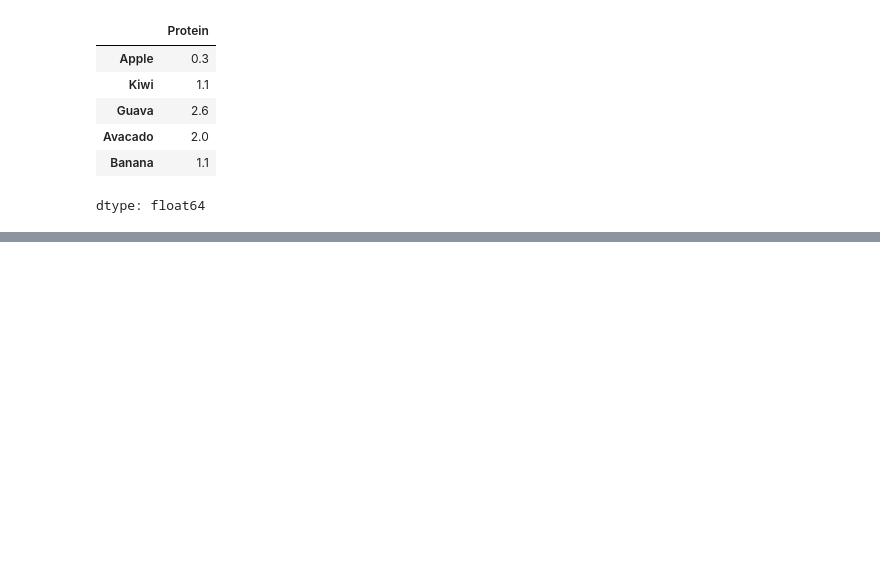
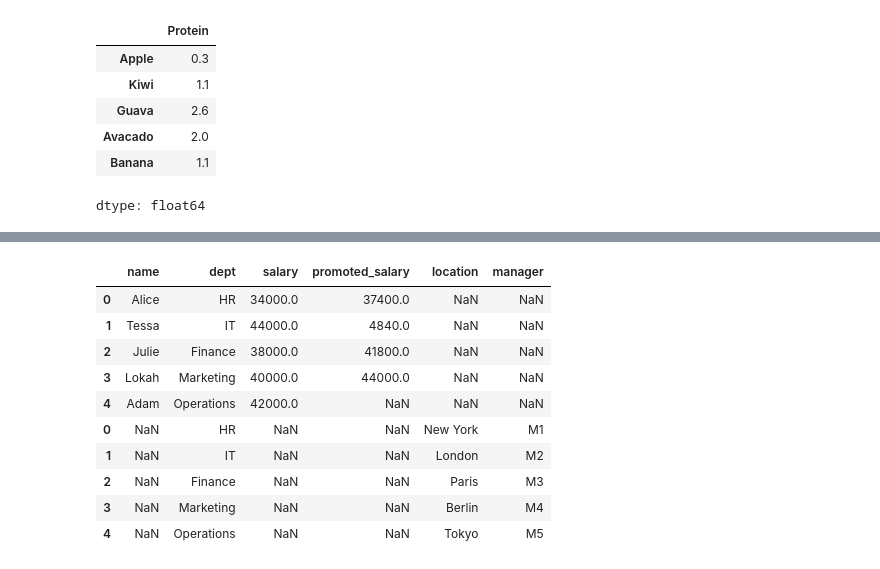
Before and after one commit to FazilMSD7/Data-Analytics, a Jupyter notebook: Pandas/Pandas.ipynb, the cells around one changed output, grey strips where cells are left out. Saved outputs shown, nothing was run; the diff lists cells and outputs as text; code cells hidden in the pictures; blank space fills up the shorter version.

```diff
--- a/Pandas/Pandas.ipynb
+++ b/Pandas/Pandas.ipynb
@@ -126,0 +547,8 @@ dtype: float64
+# %%
+# just changing values to perform duplicate op.   # here .index[0] -> picks one and only value, if we have many use index.tolist()
+
+alice_index = df[df['name'] == 'Alice'].index[0]
+ibn_index = df[df['name'] == 'Ibn'].index[0]
+
+df.loc[ibn_index] = df.loc[alice_index]
+df
@@ -126,0 +579,4 @@ dtype: float64
+# %%
+# to drop duplicate
+df = df.drop_duplicates()
+df
@@ -126,0 +590,6 @@ dtype: float64
+# %%
+# invalid values
+# Lambda -> python
+
+df['promoted_salary'] = df['promoted_salary'].apply(lambda x : x/10 if x> 45000 else x)
+df
@@ -126,0 +659,11 @@ dtype: float64
+# %%
+# Joins and Merges
+department_info = {
+     "dept": ["HR", "IT", "Finance", "Marketing", "Operations"],
+    "location": ["New York", "London", "Paris", "Berlin", "Tokyo"],
+    "manager": ["M1", "M2", "M3", "M4", "M5"]
+}
+
+
+df2 = pd.DataFrame(department_info)
+df2
@@ -126,0 +685,16 @@ dtype: float64
+# %%
+# concat : to merge both tables/datasets
+
+pd.concat([df,df2])
+# %% [output]
+|  | name | dept | salary | promoted_salary | location | manager |
+| 0 | Alice | HR | 34000.0 | 37400.0 | NaN | NaN |
+| 1 | Tessa | IT | 44000.0 | 4840.0 | NaN | NaN |
+| 2 | Julie | Finance | 38000.0 | 41800.0 | NaN | NaN |
+| 3 | Lokah | Marketing | 40000.0 | 44000.0 | NaN | NaN |
+| 4 | Adam | Operations | 42000.0 | NaN | NaN | NaN |
+| 0 | NaN | HR | NaN | NaN | New York | M1 |
+| 1 | NaN | IT | NaN | NaN | London | M2 |
+| 2 | NaN | Finance | NaN | NaN | Paris | M3 |
+| 3 | NaN | Marketing | NaN | NaN | Berlin | M4 |
+| 4 | NaN | Operations | NaN | NaN | Tokyo | M5 |
```
Also changed, not shown: parts of 54 cells of this notebook.
